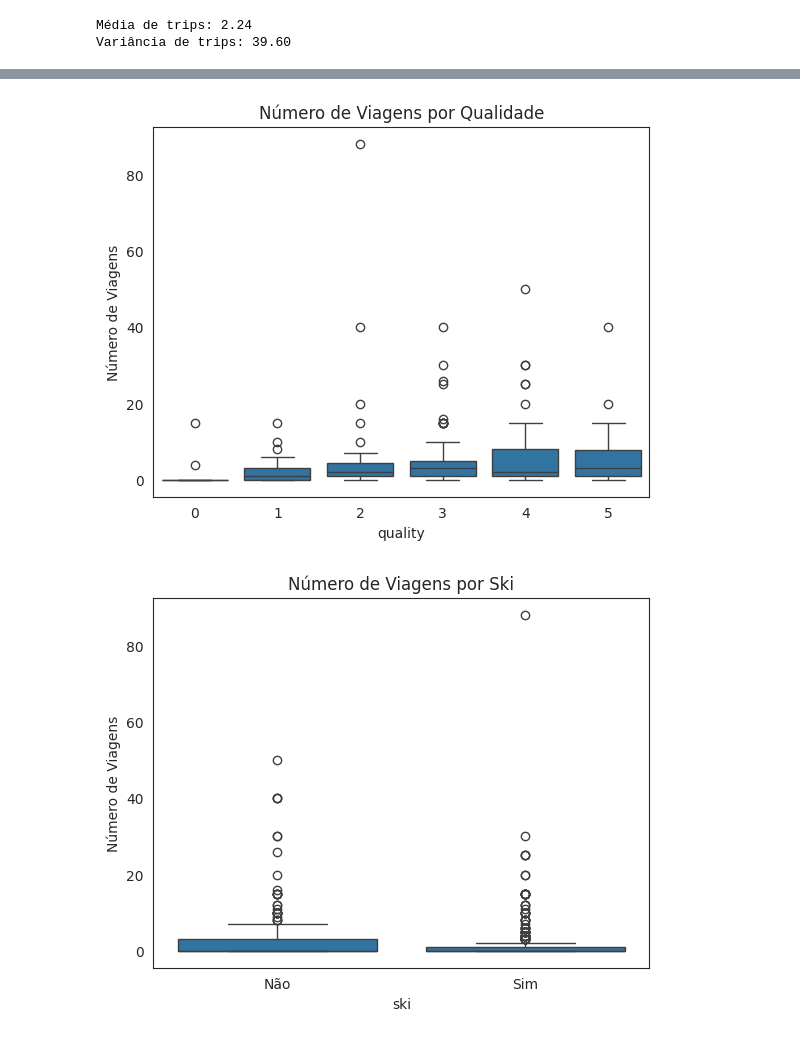
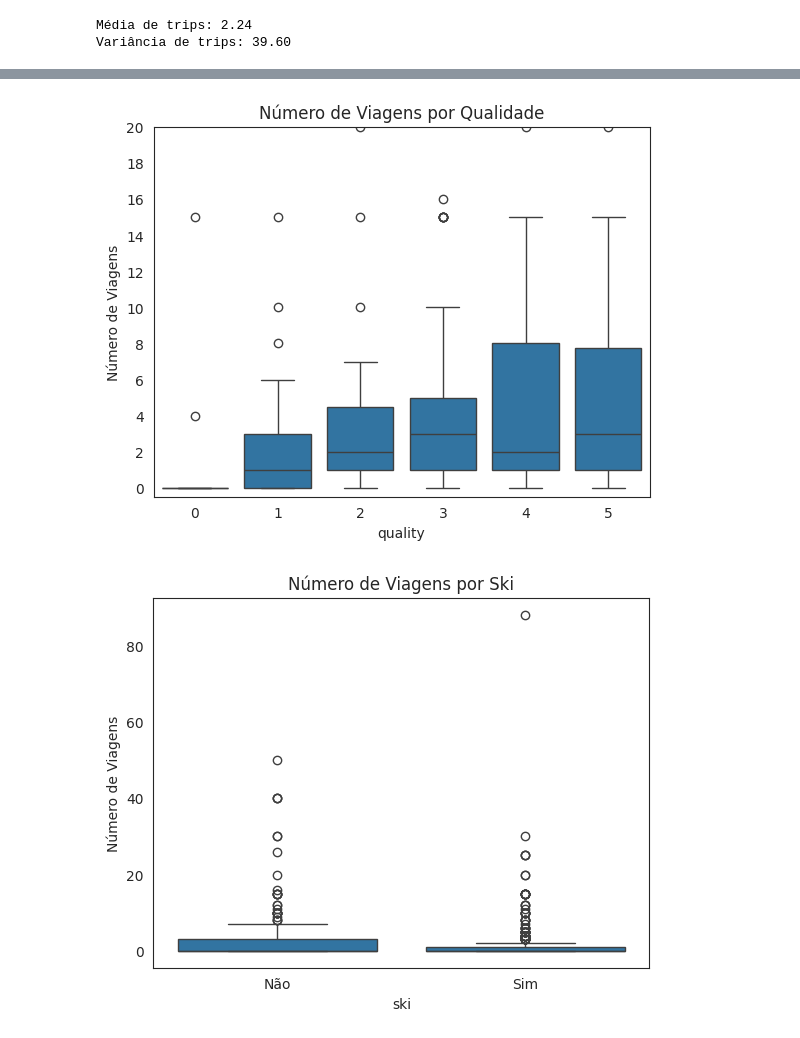
Before and after one commit to scrocha/modelagem-estatistica-A2, a Jupyter notebook: trabalho.ipynb, the cells around one changed output, grey strips where cells are left out. Drawn from its saved outputs; the diff is of its cells as text; code cells hidden in the pictures.

```diff
--- a/trabalho.ipynb
+++ b/trabalho.ipynb
@@ -320,14 +435,16 @@ Variância de trips: 39.60
 # %%
 sns.boxplot(
     x="quality",
     y="trips",
     data=data,
 )
 plt.title("Número de Viagens por Qualidade")
 plt.ylabel("Número de Viagens")
+plt.ylim(-0.5, 20)
+plt.yticks(range(0, 21, 2))
 plt.show()
 # %% [output]
-[figure, old version]
+[figure, new version]
 # %%
 sns.boxplot(
     x="ski",
```
Also changed, not shown: parts of 38 cells of this notebook.
